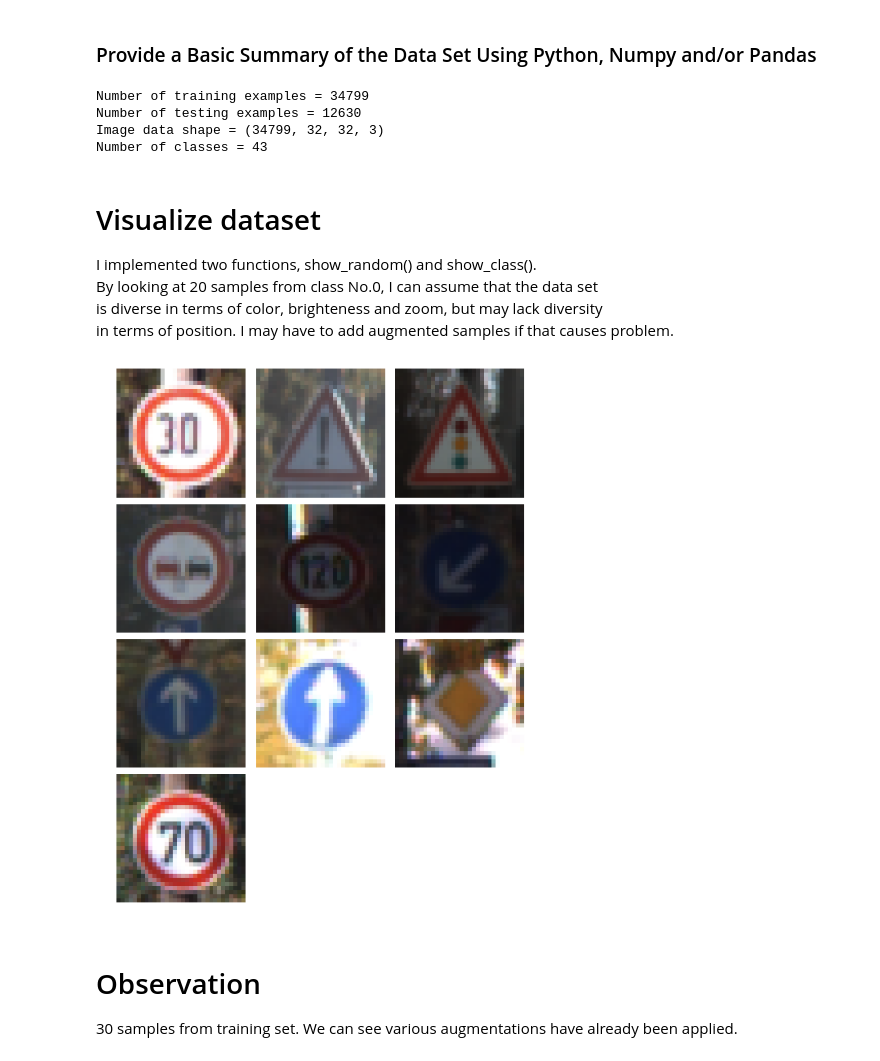
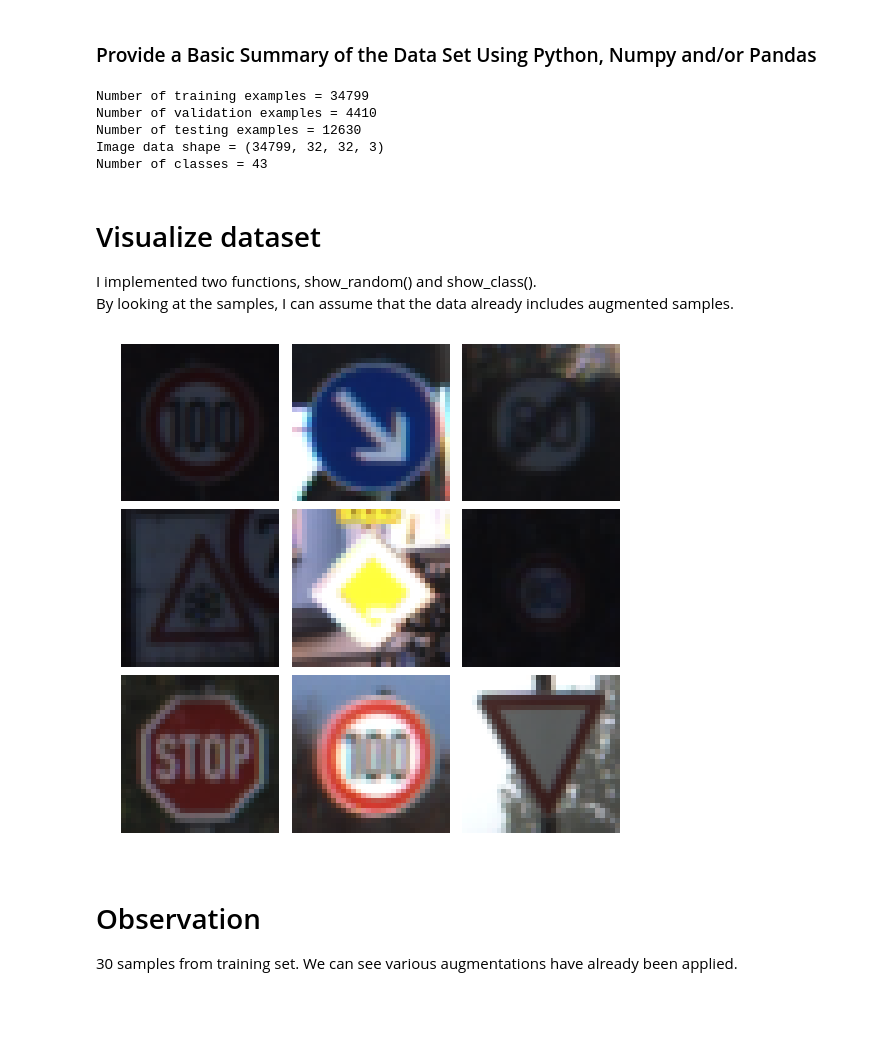
Before and after one commit to trivus/Traffic-sign-classifier, a Jupyter notebook: Traffic_Sign_Classifier.ipynb, the cells around one changed output. Saved outputs shown, nothing was run; the diff lists cells and outputs as text; code cells hidden in the pictures; blank space fills up the shorter version.

```diff
--- a/Traffic_Sign_Classifier.ipynb
+++ b/Traffic_Sign_Classifier.ipynb
@@ -77,37 +75,37 @@ image_shape = X_train.shape
 n_classes = len(np.unique(y_train))
 
 print("Number of training examples =", n_train)
+print("Number of validation examples =", n_validation)
 print("Number of testing examples =", n_test)
 print("Image data shape =", image_shape)
 print("Number of classes =", n_classes)
 # %% [output]
 Number of training examples = 34799
+Number of validation examples = 4410
 Number of testing examples = 12630
 Image data shape = (34799, 32, 32, 3)
 Number of classes = 43
 # %% [markdown]
 # Visualize dataset
 I implemented two functions, show_random() and show_class().
-By looking at 20 samples from class No.0, I can assume that the data set
-is diverse in terms of color, brighteness and zoom, but may lack diversity
-in terms of position. I may have to add augmented samples if that causes problem.
+By looking at the samples, I can assume that the data already includes augmented samples.
 # %%
 # show random image from train set
 def show_random(x, num=1, col=3):
     '''
     x: (None, width, height, channel) numpy array
     '''
     plt.figure(figsize=(col**2, col*int(np.ceil(num/col))))
     gs1 = gridspec.GridSpec(int(np.ceil(num/col)), col)
     gs1.update(wspace=0.05, hspace=0.05)
     for i in range(num):
         img = x[np.random.randint(0, x.shape[0], 1)].squeeze()
         plt.subplot(gs1[int(i)])
         plt.axis('off')
         plt.imshow(img)
-show_random(X_train, 10)
+show_random(X_train, 9)
 # %% [output]
-[figure, old version]
+[figure, new version]
 # %% [markdown]
 # Observation
 30 samples from training set. We can see various augmentations have already been applied.
```
Also changed, not shown: parts of 40 cells of this notebook, 19 other files.
